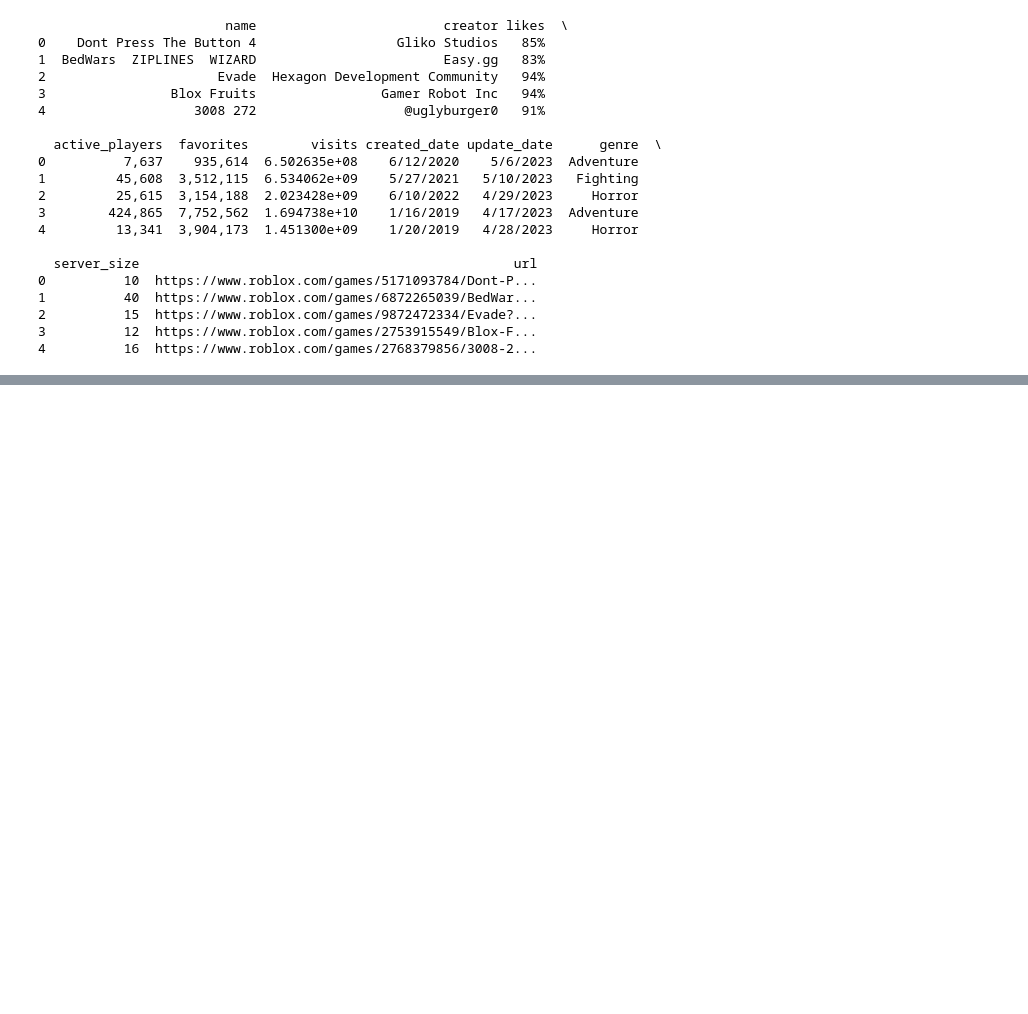
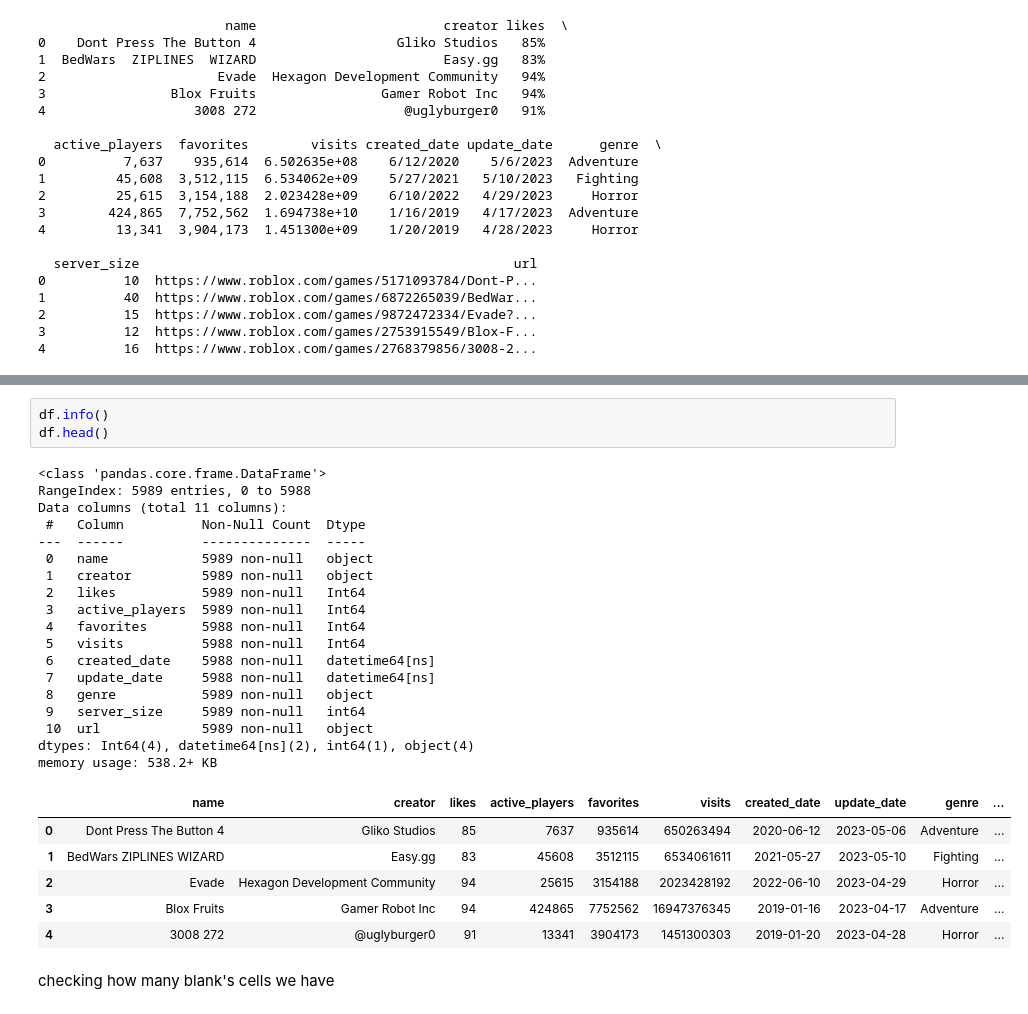
Before and after one commit to idoelarat/Data-Science-Project-Roblox, a Jupyter notebook: Roblox.ipynb, the cells around one changed output, grey strips where cells are left out. Drawn from its saved outputs; the diff is of its cells as text; blank space fills up the shorter version.

```diff
--- a/Roblox.ipynb
+++ b/Roblox.ipynb
@@ -533,0 +441,30 @@ plt.show()
+# %%
+df.info()
+df.head()
+# %% [output]
+<class 'pandas.core.frame.DataFrame'>
+RangeIndex: 5989 entries, 0 to 5988
+Data columns (total 11 columns):
+ #   Column          Non-Null Count  Dtype
+---  ------          --------------  -----
+ 0   name            5989 non-null   object
+ 1   creator         5989 non-null   object
+ 2   likes           5989 non-null   Int64
+ 3   active_players  5989 non-null   Int64
+ 4   favorites       5988 non-null   Int64
+ 5   visits          5988 non-null   Int64
+ 6   created_date    5988 non-null   datetime64[ns]
+ 7   update_date     5988 non-null   datetime64[ns]
+ 8   genre           5989 non-null   object
+ 9   server_size     5989 non-null   int64
+ 10  url             5989 non-null   object
+dtypes: Int64(4), datetime64[ns](2), int64(1), object(4)
+memory usage: 538.2+ KB
+|  | name | creator | likes | active_players | favorites | visits | created_date | update_date | genre | ... |
+| 0 | Dont Press The Button 4 | Gliko Studios | 85 | 7637 | 935614 | 650263494 | 2020-06-12 | 2023-05-06 | Adventure | ... |
+| 1 | BedWars ZIPLINES WIZARD | Easy.gg | 83 | 45608 | 3512115 | 6534061611 | 2021-05-27 | 2023-05-10 | Fighting | ... |
+| 2 | Evade | Hexagon Development Community | 94 | 25615 | 3154188 | 2023428192 | 2022-06-10 | 2023-04-29 | Horror | ... |
+| 3 | Blox Fruits | Gamer Robot Inc | 94 | 424865 | 7752562 | 16947376345 | 2019-01-16 | 2023-04-17 | Adventure | ... |
+| 4 | 3008 272 | @uglyburger0 | 91 | 13341 | 3904173 | 1451300303 | 2019-01-20 | 2023-04-28 | Horror | ... |
+# %% [markdown]
+checking how many blank's cells we have
```
Also changed, not shown: parts of 44 cells of this notebook.
